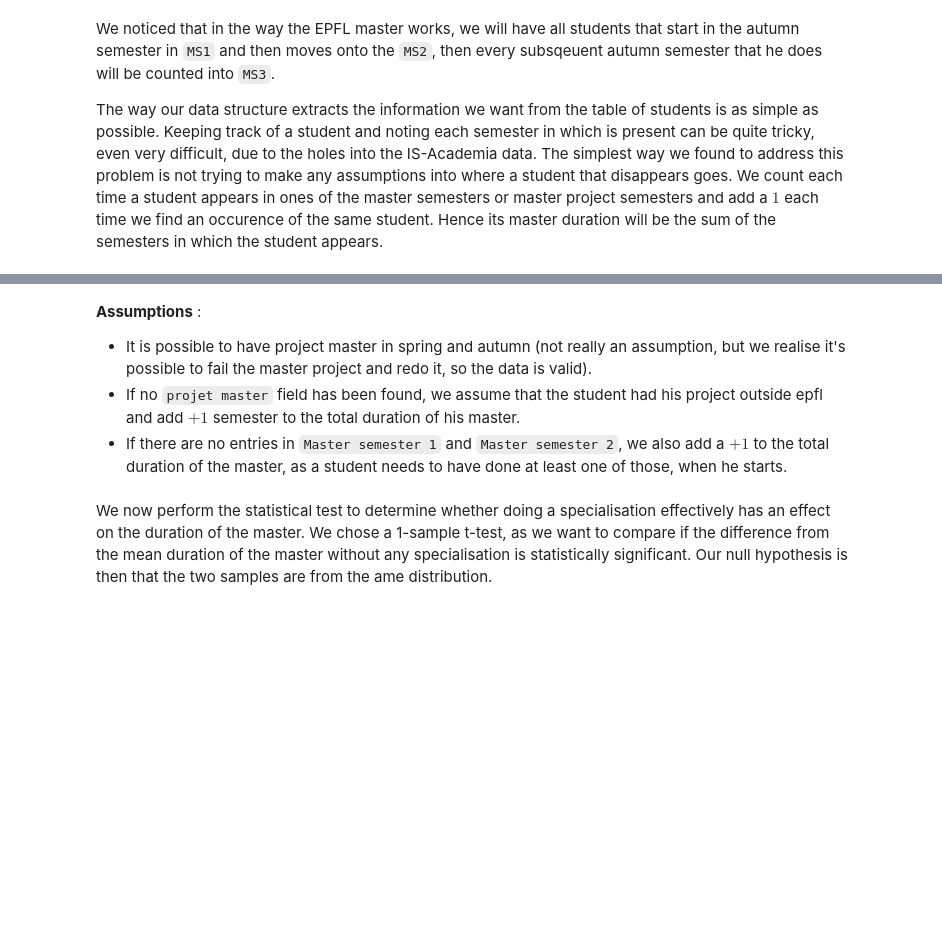
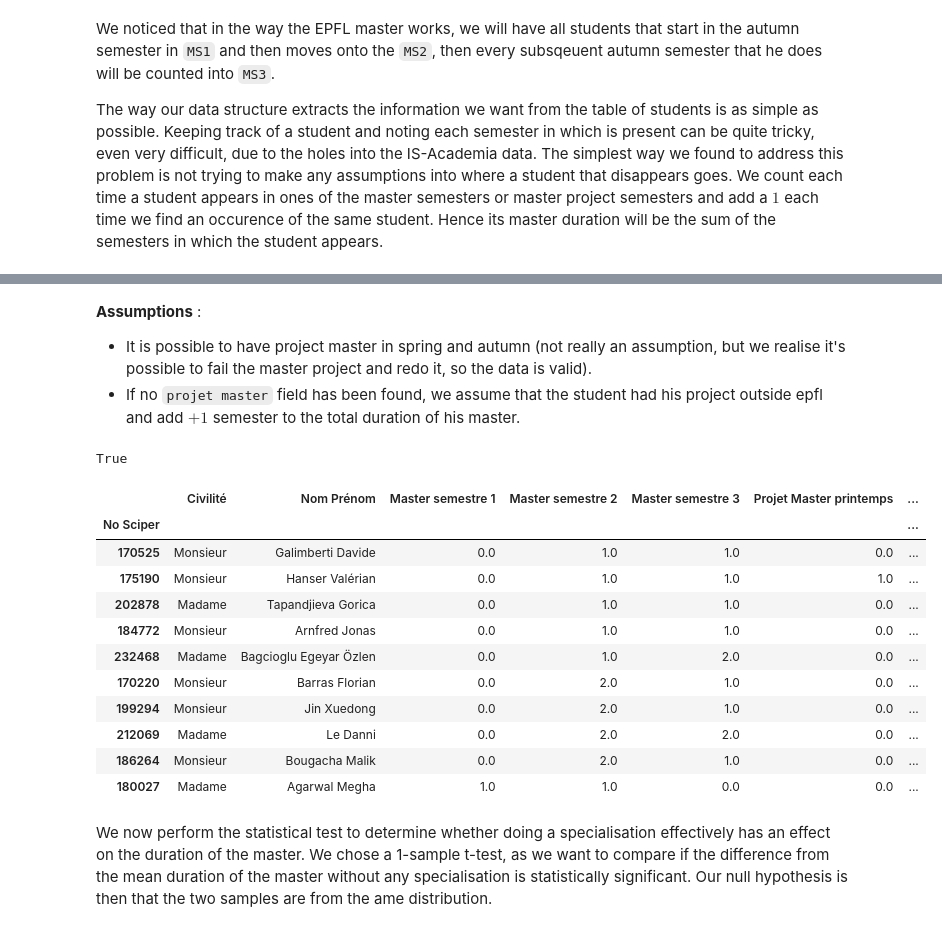
Before and after one commit to AgatheVkc/ada_homework, a Jupyter notebook: 02 - Data from the Web/assignment2.ipynb, the cells around one changed output, grey strips where cells are left out. Drawn from its saved outputs; the diff is of its cells as text; code cells hidden in the pictures; blank space fills up the shorter version.

```diff
--- a/02 - Data from the Web/assignment2.ipynb
+++ b/02 - Data from the Web/assignment2.ipynb
@@ -124,19 +159,29 @@ for year in range(2007,2016):
 **Assumptions**  :
  - It is possible to have project master in spring and autumn (not really an assumption, but we realise it's possible to fail the master project and redo it, so the data is valid).
  - If no `projet master` field has been found, we assume that the student had his project outside epfl and add $+1$ semester to the total duration of his master.
- - If there are no entries in `Master semester 1` and `Master semester 2`, we also add a $+1$ to the total duration of the master, as a student needs to have done at least one of those, when he starts.
 # %%
 print(master_student.index.is_unique)
 ## sum over all the master 1,2,3 plus additional master project.
 ## The two long lines starting with one add a semester to the master for students having :
 ## 0 semesters in MS1, MS2 // 0 semesters in Master project autumn/spring
-time = (master_student['Master semestre 1']+master_student['Master semestre 2']+
-        1-((master_student['Master semestre 1']+ master_student['Master semestre 2'])>=1) +
-        master_student['Master semestre 3']+master_student['Projet Master printemps']+
-        master_student['Projet Master automne']+
-        1-((master_student['Projet Master printemps']+ master_student['Projet Master automne'])>=1))
+
+time = (course_time + 1-((master_student['Projet Master printemps']+ master_student['Projet Master automne'])>=1))
 master_student['Time to Finish']= time
 master_student.sort_values(ascending=[True,True],by=['Master semestre 1', 'Master semestre 2']).head(10)
+# %% [output]
+True
+|  | Civilité | Nom Prénom | Master semestre 1 | Master semestre 2 | Master semestre 3 | Projet Master printemps | ... |
+| No Sciper |  |  |  |  |  |  | ... |
+| 170525 | Monsieur | Galimberti Davide | 0.0 | 1.0 | 1.0 | 0.0 | ... |
+| 175190 | Monsieur | Hanser Valérian | 0.0 | 1.0 | 1.0 | 1.0 | ... |
+| 202878 | Madame | Tapandjieva Gorica | 0.0 | 1.0 | 1.0 | 0.0 | ... |
+| 184772 | Monsieur | Arnfred Jonas | 0.0 | 1.0 | 1.0 | 0.0 | ... |
+| 232468 | Madame | Bagcioglu Egeyar Özlen | 0.0 | 1.0 | 2.0 | 0.0 | ... |
+| 170220 | Monsieur | Barras Florian | 0.0 | 2.0 | 1.0 | 0.0 | ... |
+| 199294 | Monsieur | Jin Xuedong | 0.0 | 2.0 | 1.0 | 0.0 | ... |
+| 212069 | Madame | Le Danni | 0.0 | 2.0 | 2.0 | 0.0 | ... |
+| 186264 | Monsieur | Bougacha Malik | 0.0 | 2.0 | 1.0 | 0.0 | ... |
+| 180027 | Madame | Agarwal Megha | 1.0 | 1.0 | 0.0 | 0.0 | ... |
 # %% [markdown]
 We now perform the statistical test to determine whether doing a specialisation effectively has an effect on the duration of the master. We chose a 1-sample t-test, as we want to compare if the difference from the mean duration of the master without any specialisation is statistically significant. Our null hypothesis is then that the two samples are from the ame distribution.
 # %%
```
Also changed, not shown: parts of 16 cells of this notebook.
